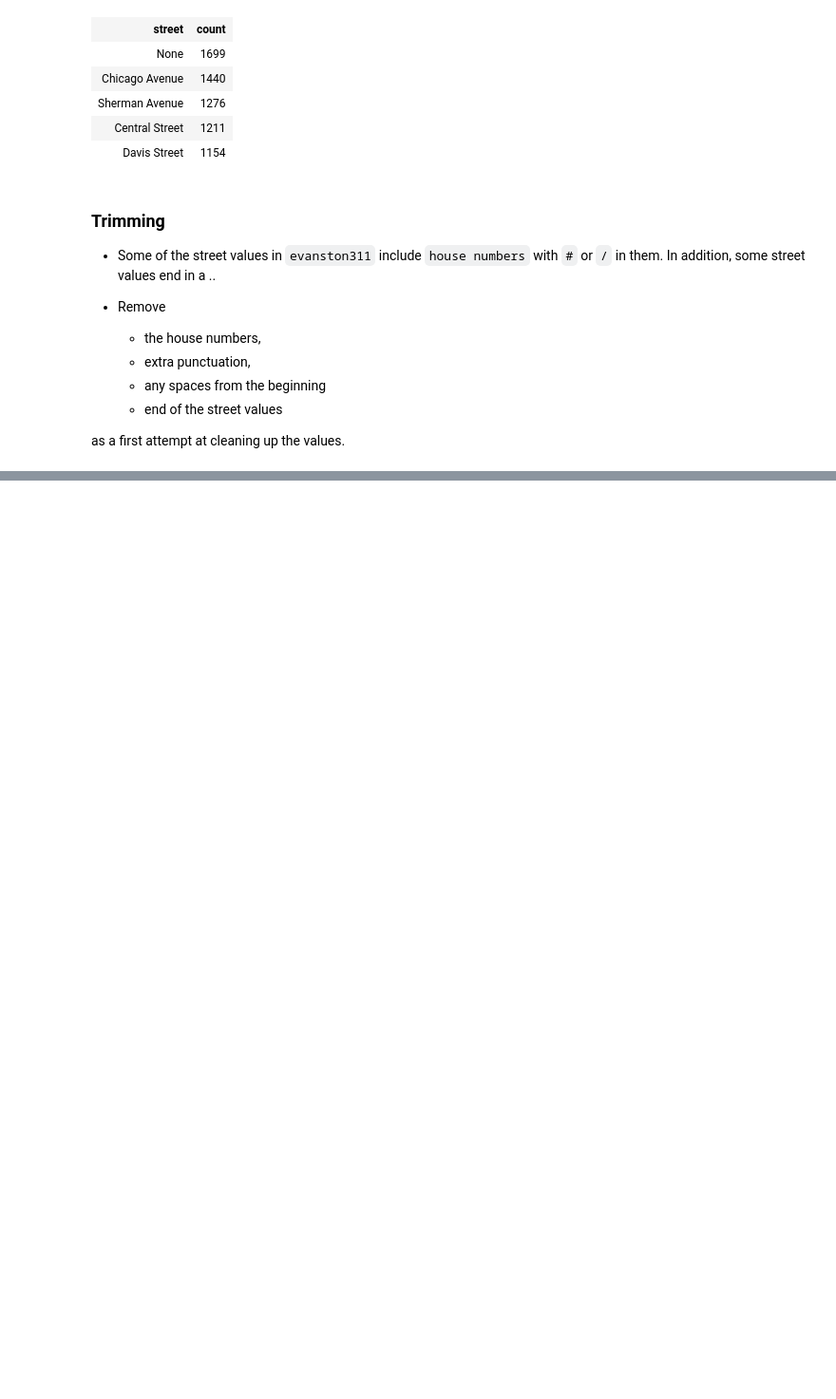
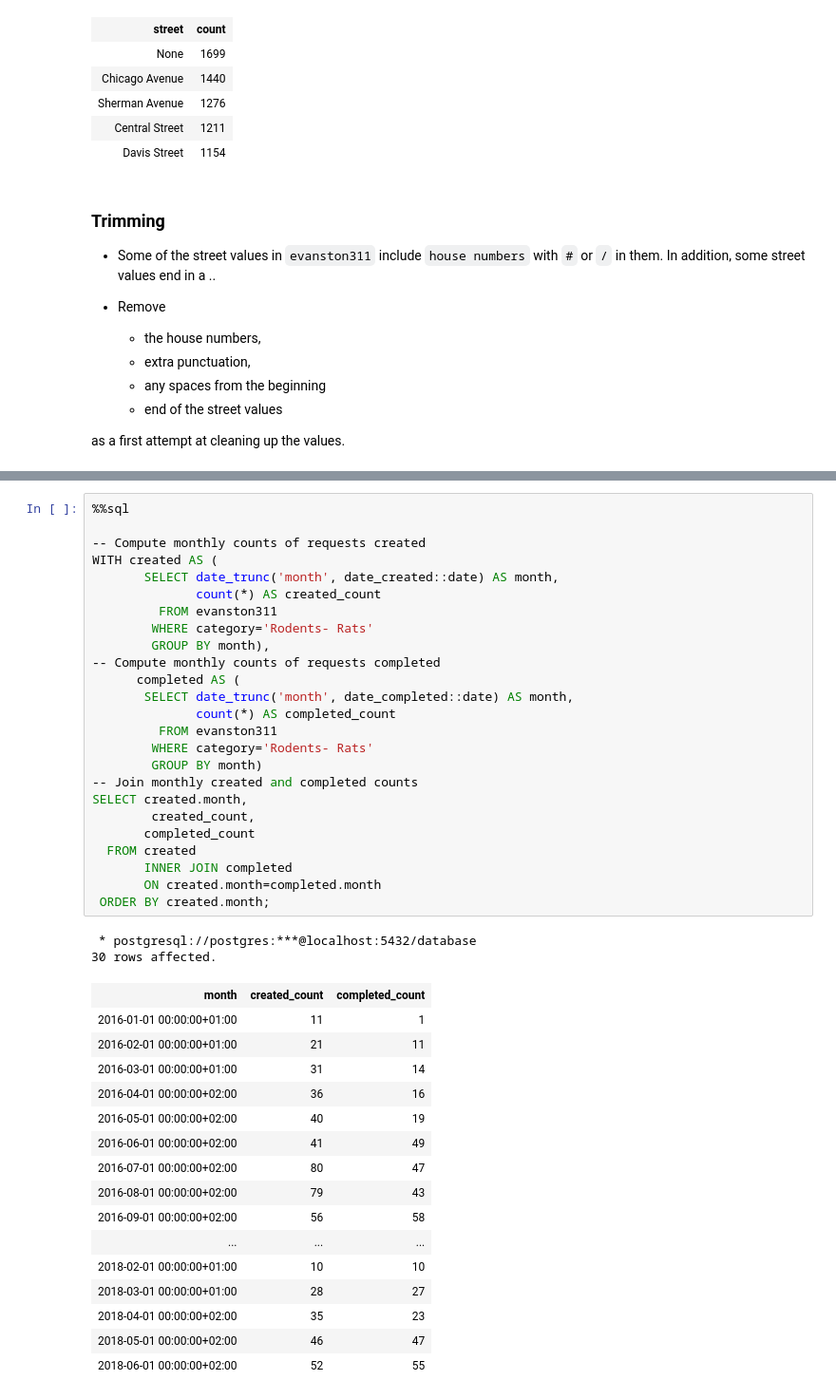
Before and after one commit to lnphng/Business-Analyst-with-SQL, a Jupyter notebook: Exploratory Data Analysis in SQL/Exploratory Data Analysis_SQL.ipynb, the cells around one changed output, grey strips where cells are left out. Shown: that part at 95% size. Cells and saved outputs as stored; diff of their text form; blank space fills up the shorter version.

```diff
--- a/Exploratory Data Analysis in SQL/Exploratory Data Analysis_SQL.ipynb
+++ b/Exploratory Data Analysis in SQL/Exploratory Data Analysis_SQL.ipynb
@@ -713,0 +1429,44 @@ SELECT category
+# %%
+%%sql
+
+-- Compute monthly counts of requests created
+WITH created AS (
+       SELECT date_trunc('month', date_created::date) AS month,
+              count(*) AS created_count
+         FROM evanston311
+        WHERE category='Rodents- Rats'
+        GROUP BY month),
+-- Compute monthly counts of requests completed
+      completed AS (
+       SELECT date_trunc('month', date_completed::date) AS month,
+              count(*) AS completed_count
+         FROM evanston311
+        WHERE category='Rodents- Rats'
+        GROUP BY month)
+-- Join monthly created and completed counts
+SELECT created.month,
+        created_count,
+       completed_count
+  FROM created
+       INNER JOIN completed
+       ON created.month=completed.month
+ ORDER BY created.month;
+# %% [output]
+ * postgresql://postgres:***@localhost:5432/database
+30 rows affected.
+| month | created_count | completed_count |
+| 2016-01-01 00:00:00+01:00 | 11 | 1 |
+| 2016-02-01 00:00:00+01:00 | 21 | 11 |
+| 2016-03-01 00:00:00+01:00 | 31 | 14 |
+| 2016-04-01 00:00:00+02:00 | 36 | 16 |
+| 2016-05-01 00:00:00+02:00 | 40 | 19 |
+| 2016-06-01 00:00:00+02:00 | 41 | 49 |
+| 2016-07-01 00:00:00+02:00 | 80 | 47 |
+| 2016-08-01 00:00:00+02:00 | 79 | 43 |
+| 2016-09-01 00:00:00+02:00 | 56 | 58 |
+| ... | ... | ... |
+| 2018-02-01 00:00:00+01:00 | 10 | 10 |
+| 2018-03-01 00:00:00+01:00 | 28 | 27 |
+| 2018-04-01 00:00:00+02:00 | 35 | 23 |
+| 2018-05-01 00:00:00+02:00 | 46 | 47 |
+| 2018-06-01 00:00:00+02:00 | 52 | 55 |
```
Also changed, not shown: parts of 49 cells of this notebook.
